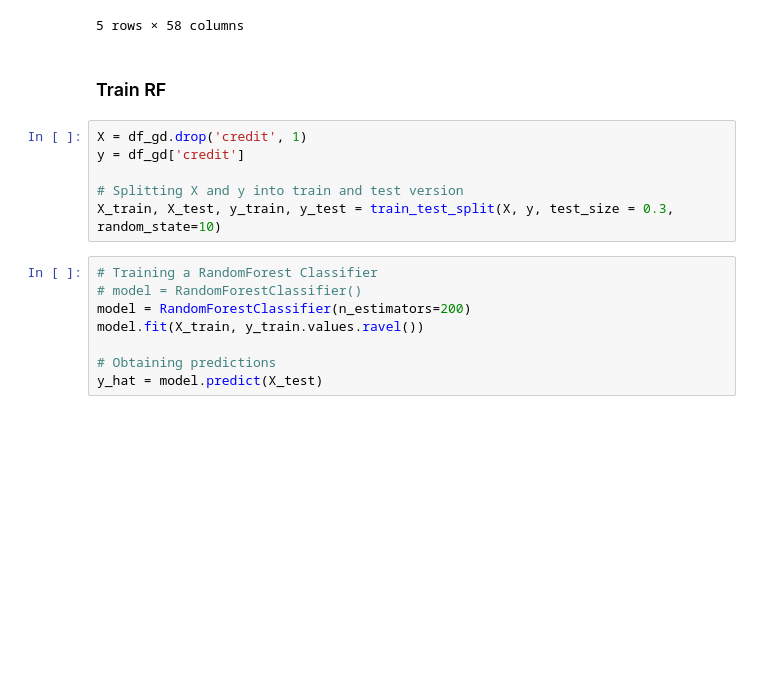
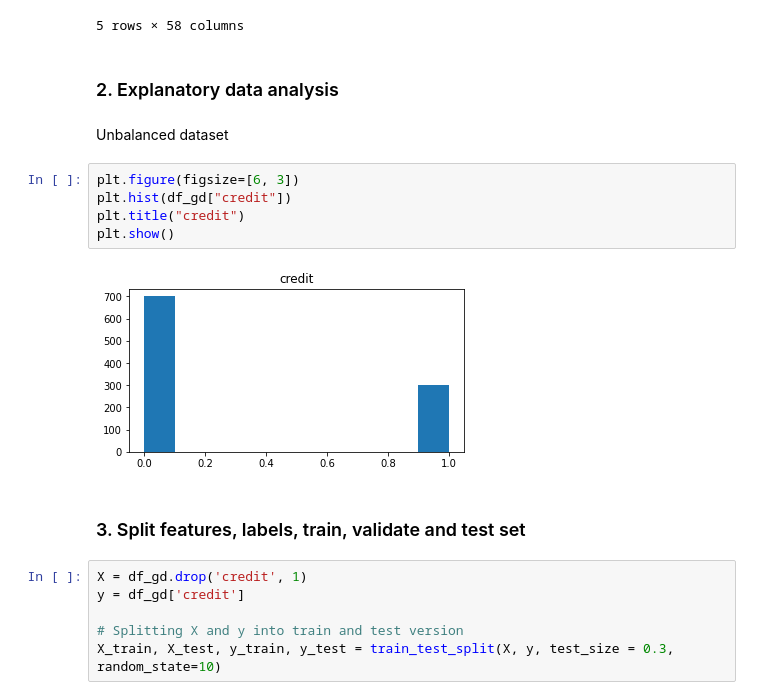
Before and after one commit to NGO-Algorithm-Audit/Bias_scan, a Jupyter notebook: classification_models/Loan_approval_classifier/GermanCredit_classifier.ipynb, the cells around one changed output. Drawn from its saved outputs; the diff is of its cells as text; blank space fills up the shorter version.

Commit message:
loan approval classifier

```diff
--- a/classification_models/Loan_approval_classifier/GermanCredit_classifier.ipynb
+++ b/classification_models/Loan_approval_classifier/GermanCredit_classifier.ipynb
@@ -41,19 +65,22 @@ df_gd.head()
 | 3 | 42.0 | 7882.0 | 2.0 | 4.0 | 45.0 | 1.0 | ... |
 | 4 | 24.0 | 4870.0 | 3.0 | 4.0 | 53.0 | 2.0 | ... |
 5 rows × 58 columns
+# %% [markdown]
+### 2. Explanatory data analysis
+# %% [markdown]
+Unbalanced dataset
+# %%
+plt.figure(figsize=[6, 3])
+plt.hist(df_gd["credit"])
+plt.title("credit")
+plt.show()
+# %% [output]
+[figure, added]
 # %% [markdown]
-### Train RF
+### 3. Split features, labels, train, validate and test set
 # %%
 X = df_gd.drop('credit', 1)
 y = df_gd['credit']
 
 # Splitting X and y into train and test version
 X_train, X_test, y_train, y_test = train_test_split(X, y, test_size = 0.3, random_state=10)
-# %%
-# Training a RandomForest Classifier
-# model = RandomForestClassifier()
-model = RandomForestClassifier(n_estimators=200)
-model.fit(X_train, y_train.values.ravel())
-
-# Obtaining predictions
-y_hat = model.predict(X_test)
```
Also changed, not shown: parts of 16 cells of this notebook.
